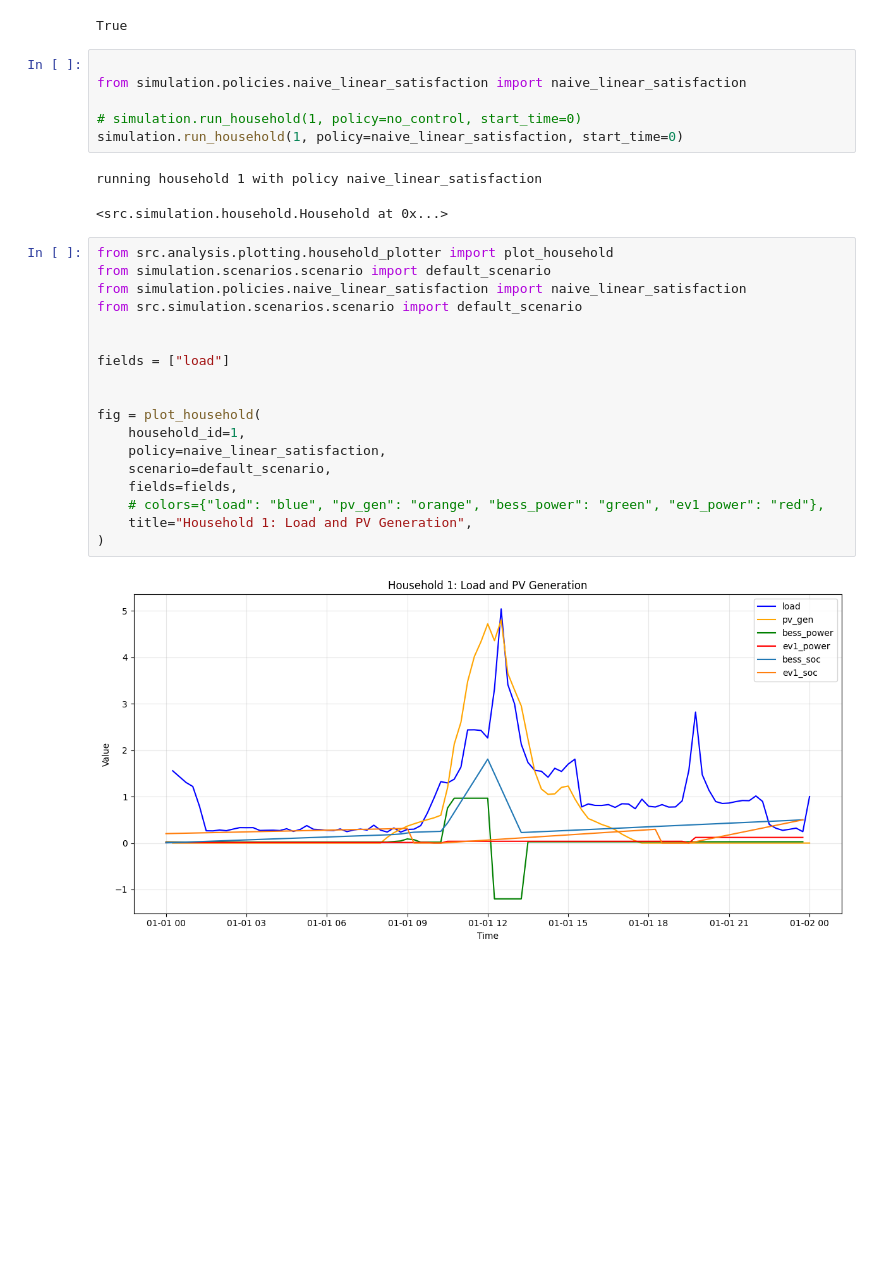
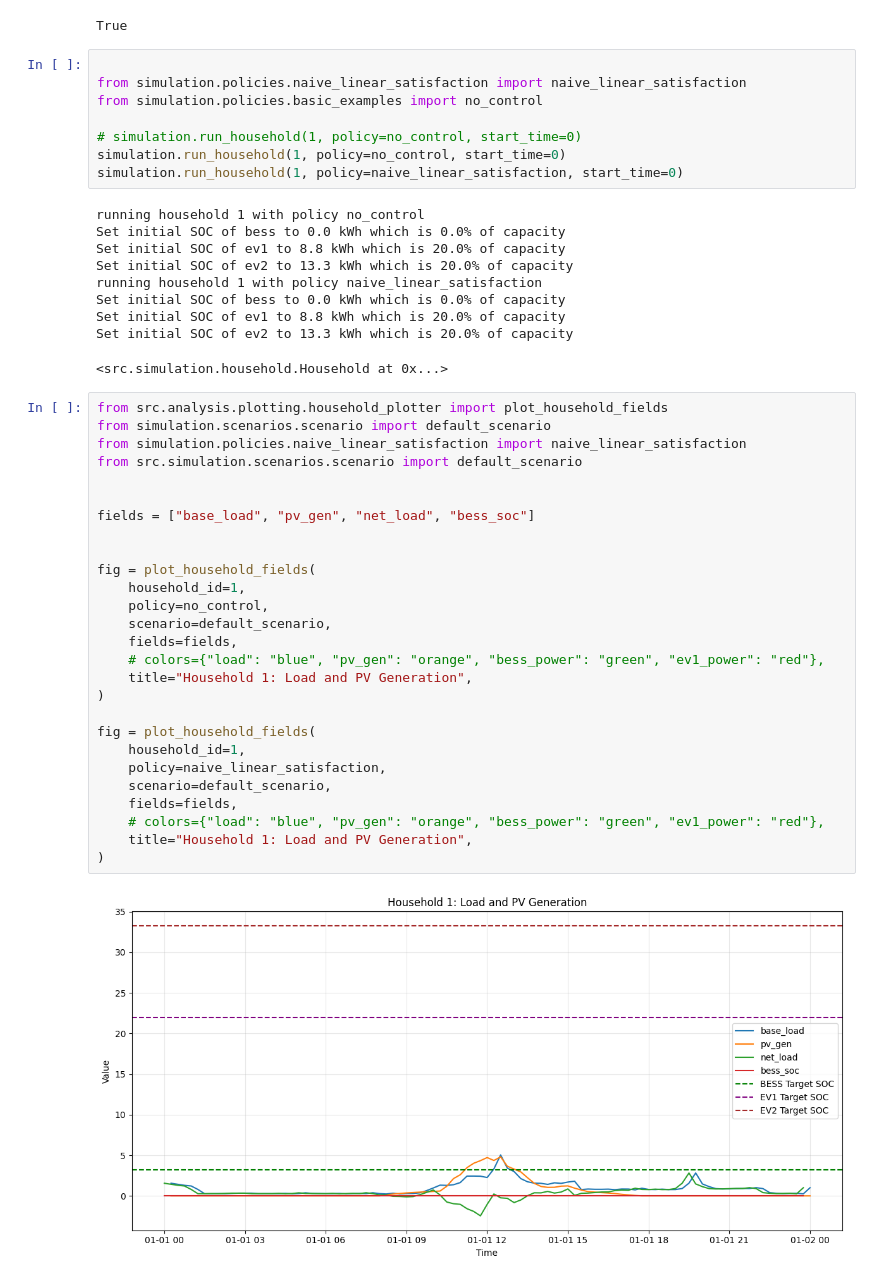
Before and after one commit to m-freud/Project-Household-Energy-Optimization, a Jupyter notebook: src/analysis/plot_households.ipynb, the cells around one changed output. Drawn from its saved outputs; the diff is of its cells as text; blank space fills up the shorter version.

```diff
--- a/src/analysis/plot_households.ipynb
+++ b/src/analysis/plot_households.ipynb
@@ -29,29 +33,47 @@ True
 # %%
 
 from simulation.policies.naive_linear_satisfaction import naive_linear_satisfaction
+from simulation.policies.basic_examples import no_control
 
 # simulation.run_household(1, policy=no_control, start_time=0)
+simulation.run_household(1, policy=no_control, start_time=0)
 simulation.run_household(1, policy=naive_linear_satisfaction, start_time=0)
 # %% [output]
+running household 1 with policy no_control
+Set initial SOC of bess to 0.0 kWh which is 0.0% of capacity
+Set initial SOC of ev1 to 8.8 kWh which is 20.0% of capacity
+Set initial SOC of ev2 to 13.3 kWh which is 20.0% of capacity
 running household 1 with policy naive_linear_satisfaction
+Set initial SOC of bess to 0.0 kWh which is 0.0% of capacity
+Set initial SOC of ev1 to 8.8 kWh which is 20.0% of capacity
+Set initial SOC of ev2 to 13.3 kWh which is 20.0% of capacity
 <src.simulation.household.Household at 0x...>
 # %%
-from src.analysis.plotting.household_plotter import plot_household
+from src.analysis.plotting.household_plotter import plot_household_fields
 from simulation.scenarios.scenario import default_scenario
 from simulation.policies.naive_linear_satisfaction import naive_linear_satisfaction
 from src.simulation.scenarios.scenario import default_scenario
 
 
-fields = ["load"]
+fields = ["base_load", "pv_gen", "net_load", "bess_soc"]
 
 
-fig = plot_household(
+fig = plot_household_fields(
+    household_id=1,
+    policy=no_control,
+    scenario=default_scenario,
+    fields=fields,
+    # colors={"load": "blue", "pv_gen": "orange", "bess_power": "green", "ev1_power": "red"},
+    title="Household 1: Load and PV Generation",
+)
+
+fig = plot_household_fields(
     household_id=1,
     policy=naive_linear_satisfaction,
     scenario=default_scenario,
     fields=fields,
     # colors={"load": "blue", "pv_gen": "orange", "bess_power": "green", "ev1_power": "red"},
     title="Household 1: Load and PV Generation",
 )
 # %% [output]
-[figure, old version]
+[figure, new version]
```
Also changed, not shown: parts of 2 cells of this notebook, 7 other files.
